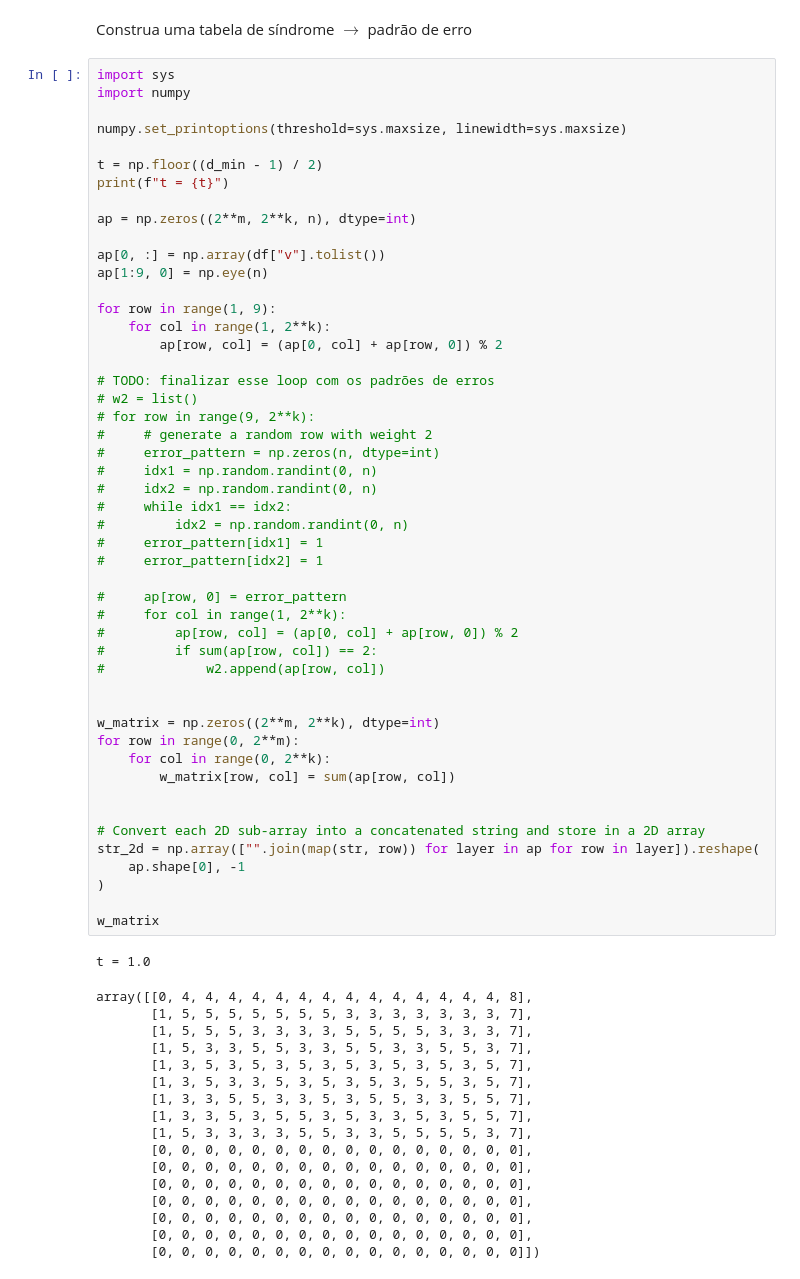
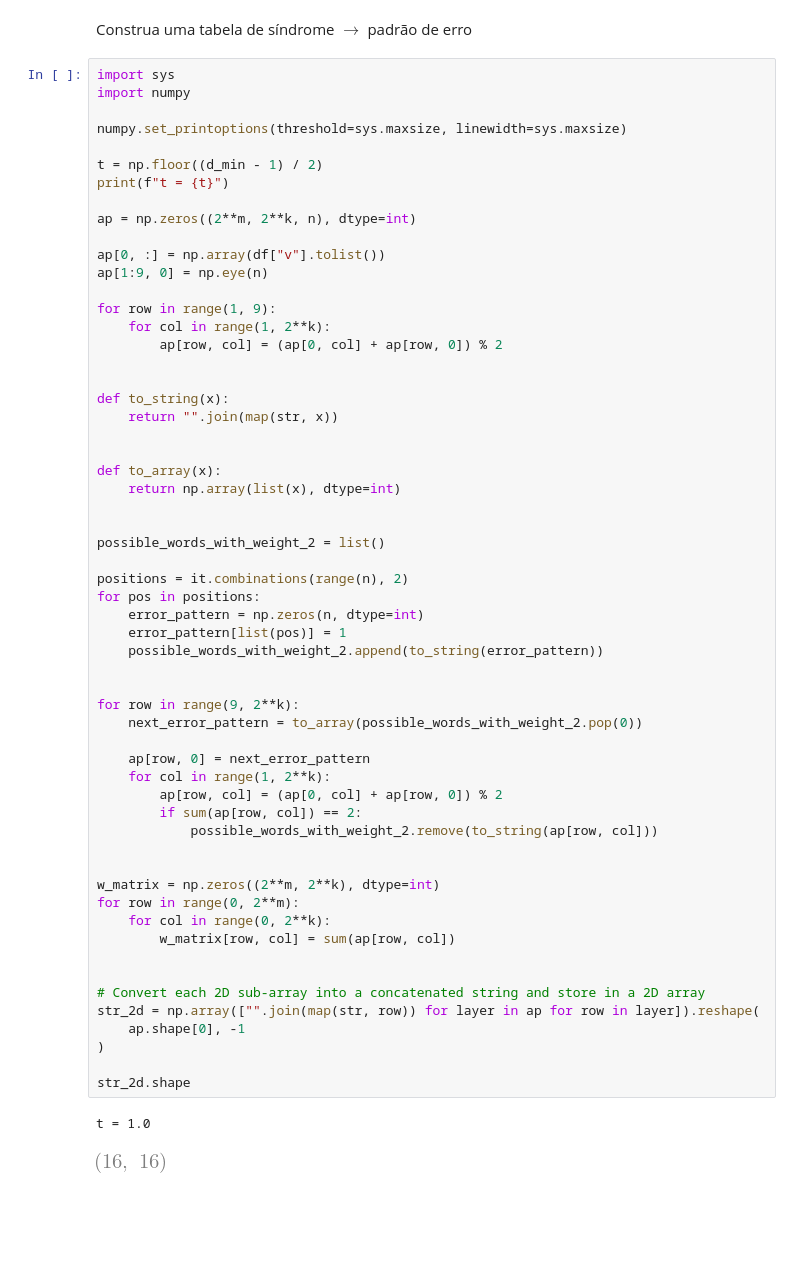
Before and after one commit to gabrielluizep/workbook-eng-telecom, a Jupyter notebook: com2/avaliacao-cod-bloco.ipynb, the cells around one changed output. Saved outputs shown, nothing was run; the diff lists cells and outputs as text; blank space fills up the shorter version.

```diff
--- a/com2/avaliacao-cod-bloco.ipynb
+++ b/com2/avaliacao-cod-bloco.ipynb
@@ -121,63 +123,57 @@ import numpy
 numpy.set_printoptions(threshold=sys.maxsize, linewidth=sys.maxsize)
 
 t = np.floor((d_min - 1) / 2)
 print(f"t = {t}")
 
 ap = np.zeros((2**m, 2**k, n), dtype=int)
 
 ap[0, :] = np.array(df["v"].tolist())
 ap[1:9, 0] = np.eye(n)
 
 for row in range(1, 9):
     for col in range(1, 2**k):
         ap[row, col] = (ap[0, col] + ap[row, 0]) % 2
 
-# TODO: finalizar esse loop com os padrões de erros
-# w2 = list()
-# for row in range(9, 2**k):
-#     # generate a random row with weight 2
-#     error_pattern = np.zeros(n, dtype=int)
-#     idx1 = np.random.randint(0, n)
-#     idx2 = np.random.randint(0, n)
-#     while idx1 == idx2:
-#         idx2 = np.random.randint(0, n)
-#     error_pattern[idx1] = 1
-#     error_pattern[idx2] = 1
 
-#     ap[row, 0] = error_pattern
-#     for col in range(1, 2**k):
-#         ap[row, col] = (ap[0, col] + ap[row, 0]) % 2
-#         if sum(ap[row, col]) == 2:
-#             w2.append(ap[row, col])
+def to_string(x):
+    return "".join(map(str, x))
+
+
+def to_array(x):
+    return np.array(list(x), dtype=int)
+
+
+possible_words_with_weight_2 = list()
+
+positions = it.combinations(range(n), 2)
+for pos in positions:
+    error_pattern = np.zeros(n, dtype=int)
+    error_pattern[list(pos)] = 1
+    possible_words_with_weight_2.append(to_string(error_pattern))
+
+
+for row in range(9, 2**k):
+    next_error_pattern = to_array(possible_words_with_weight_2.pop(0))
+
+    ap[row, 0] = next_error_pattern
+    for col in range(1, 2**k):
+        ap[row, col] = (ap[0, col] + ap[row, 0]) % 2
+        if sum(ap[row, col]) == 2:
+            possible_words_with_weight_2.remove(to_string(ap[row, col]))
 
 
 w_matrix = np.zeros((2**m, 2**k), dtype=int)
 for row in range(0, 2**m):
     for col in range(0, 2**k):
         w_matrix[row, col] = sum(ap[row, col])
 
 
 # Convert each 2D sub-array into a concatenated string and store in a 2D array
 str_2d = np.array(["".join(map(str, row)) for layer in ap for row in layer]).reshape(
     ap.shape[0], -1
 )
 
-w_matrix
+str_2d.shape
 # %% [output]
 t = 1.0
-array([[0, 4, 4, 4, 4, 4, 4, 4, 4, 4, 4, 4, 4, 4, 4, 8],
-       [1, 5, 5, 5, 5, 5, 5, 5, 3, 3, 3, 3, 3, 3, 3, 7],
-       [1, 5, 5, 5, 3, 3, 3, 3, 5, 5, 5, 5, 3, 3, 3, 7],
-       [1, 5, 3, 3, 5, 5, 3, 3, 5, 5, 3, 3, 5, 5, 3, 7],
-       [1, 3, 5, 3, 5, 3, 5, 3, 5, 3, 5, 3, 5, 3, 5, 7],
-       [1, 3, 5, 3, 3, 5, 3, 5, 3, 5, 3, 5, 5, 3, 5, 7],
-       [1, 3, 3, 5, 5, 3, 3, 5, 3, 5, 5, 3, 3, 5, 5, 7],
-       [1, 3, 3, 5, 3, 5, 5, 3, 5, 3, 3, 5, 3, 5, 5, 7],
-       [1, 5, 3, 3, 3, 3, 5, 5, 3, 3, 5, 5, 5, 5, 3, 7],
-       [0, 0, 0, 0, 0, 0, 0, 0, 0, 0, 0, 0, 0, 0, 0, 0],
-       [0, 0, 0, 0, 0, 0, 0, 0, 0, 0, 0, 0, 0, 0, 0, 0],
-       [0, 0, 0, 0, 0, 0, 0, 0, 0, 0, 0, 0, 0, 0, 0, 0],
-       [0, 0, 0, 0, 0, 0, 0, 0, 0, 0, 0, 0, 0, 0, 0, 0],
-       [0, 0, 0, 0, 0, 0, 0, 0, 0, 0, 0, 0, 0, 0, 0, 0],
-       [0, 0, 0, 0, 0, 0, 0, 0, 0, 0, 0, 0, 0, 0, 0, 0],
-       [0, 0, 0, 0, 0, 0, 0, 0, 0, 0, 0, 0, 0, 0, 0, 0]])
+[figure, added]
```
Also changed, not shown: parts of 6 cells of this notebook, 2 other files.
